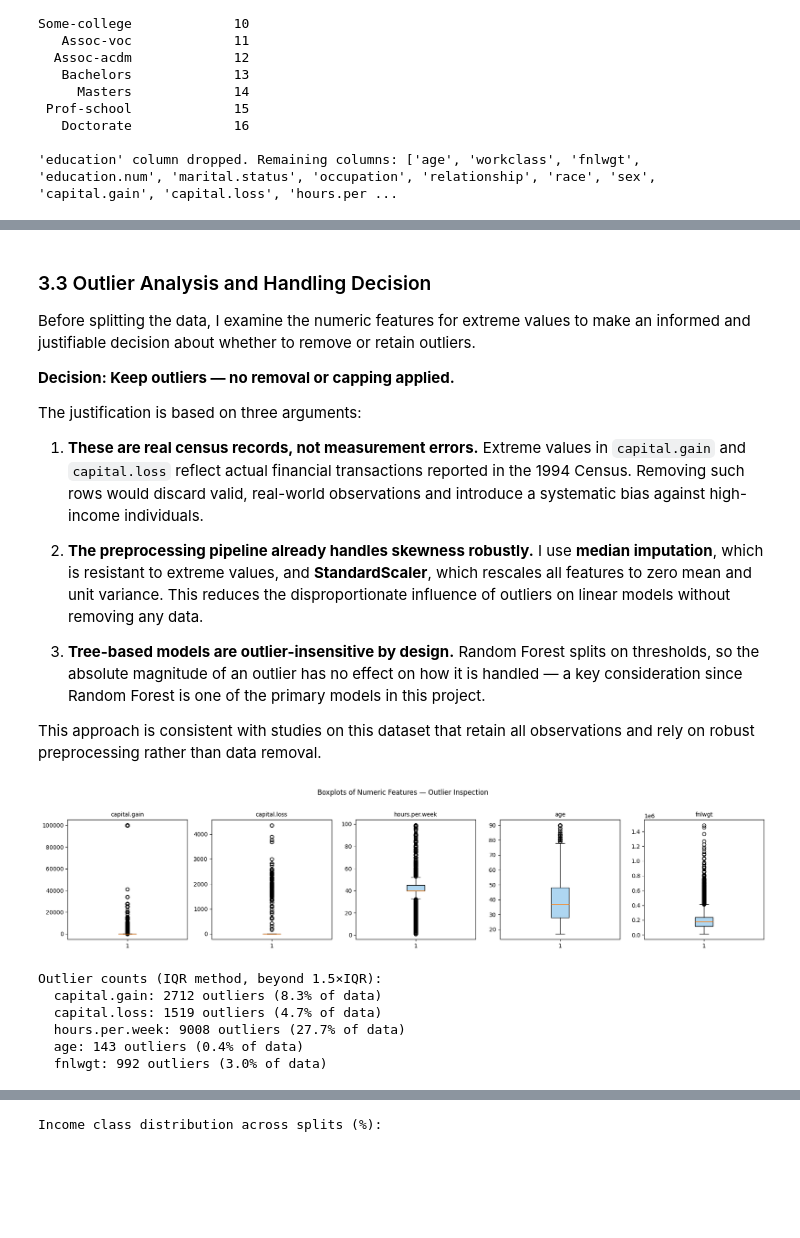
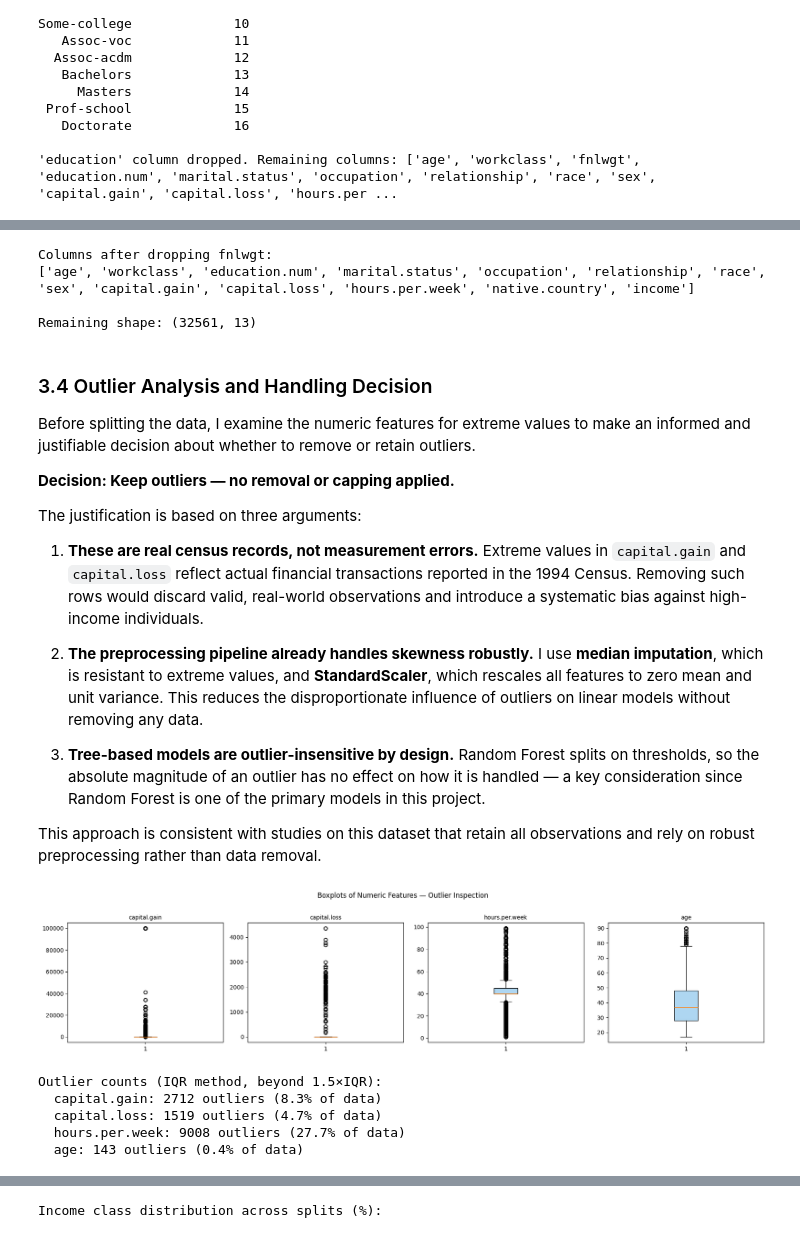
Before and after one commit to MaryOstovar/income-prediction, a Jupyter notebook: notebooks/data-prepration.ipynb, the cells around one changed output, grey strips where cells are left out. Saved outputs shown, nothing was run; the diff lists cells and outputs as text; code cells hidden in the pictures; blank space fills up the shorter version.

```diff
--- a/notebooks/data-prepration.ipynb
+++ b/notebooks/data-prepration.ipynb
@@ -98,5 +106,17 @@ Some-college             10
+# %%
+# Drop fnlwgt — census sampling weight, not an individual attribute
+df = df.drop(columns=["fnlwgt"])
+
+print("Columns after dropping fnlwgt:")
+print(df.columns.tolist())
+print(f"\nRemaining shape: {df.shape}")
+# %% [output]
+Columns after dropping fnlwgt:
+['age', 'workclass', 'education.num', 'marital.status', 'occupation', 'relationship', 'race', 'sex', 'capital.gain', 'capital.loss', 'hours.per.week', 'native.country', 'income']
+
+Remaining shape: (32561, 13)
 # %% [markdown]
-### 3.3 Outlier Analysis and Handling Decision
+### 3.4 Outlier Analysis and Handling Decision
 
 Before splitting the data, I examine the numeric features for extreme values to make an informed and justifiable decision about whether to remove or retain outliers.
 
@@ -114,34 +134,33 @@ This approach is consistent with studies on this dataset that retain all observa
 # %%
 import matplotlib.pyplot as plt
 
 # Numeric columns to inspect for outliers
-skewed_cols = ["capital.gain", "capital.loss", "hours.per.week", "age", "fnlwgt"]
+skewed_cols = ["capital.gain", "capital.loss", "hours.per.week", "age"]
 
 fig, axes = plt.subplots(1, len(skewed_cols), figsize=(18, 4))
 
 for ax, col in zip(axes, skewed_cols):
     ax.boxplot(df[col].dropna(), vert=True, patch_artist=True,
                boxprops=dict(facecolor="#AED6F1"))
     ax.set_title(col, fontsize=10)
 
 plt.suptitle("Boxplots of Numeric Features — Outlier Inspection", fontsize=12, y=1.02)
 plt.tight_layout()
 plt.show()
 
 # IQR-based outlier count per column
 print("Outlier counts (IQR method, beyond 1.5×IQR):")
 for col in skewed_cols:
     Q1, Q3 = df[col].quantile(0.25), df[col].quantile(0.75)
     IQR = Q3 - Q1
     n_outliers = ((df[col] < Q1 - 1.5 * IQR) | (df[col] > Q3 + 1.5 * IQR)).sum()
     pct = n_outliers / len(df) * 100
     print(f"  {col}: {n_outliers} outliers ({pct:.1f}% of data)")
 # %% [output]
-[figure, old version]
+[figure, new version]
 Outlier counts (IQR method, beyond 1.5×IQR):
   capital.gain: 2712 outliers (8.3% of data)
   capital.loss: 1519 outliers (4.7% of data)
   hours.per.week: 9008 outliers (27.7% of data)
   age: 143 outliers (0.4% of data)
-  fnlwgt: 992 outliers (3.0% of data)
 # %% [markdown]
```
Also changed, not shown: parts of 9 cells of this notebook, 2 other files.
